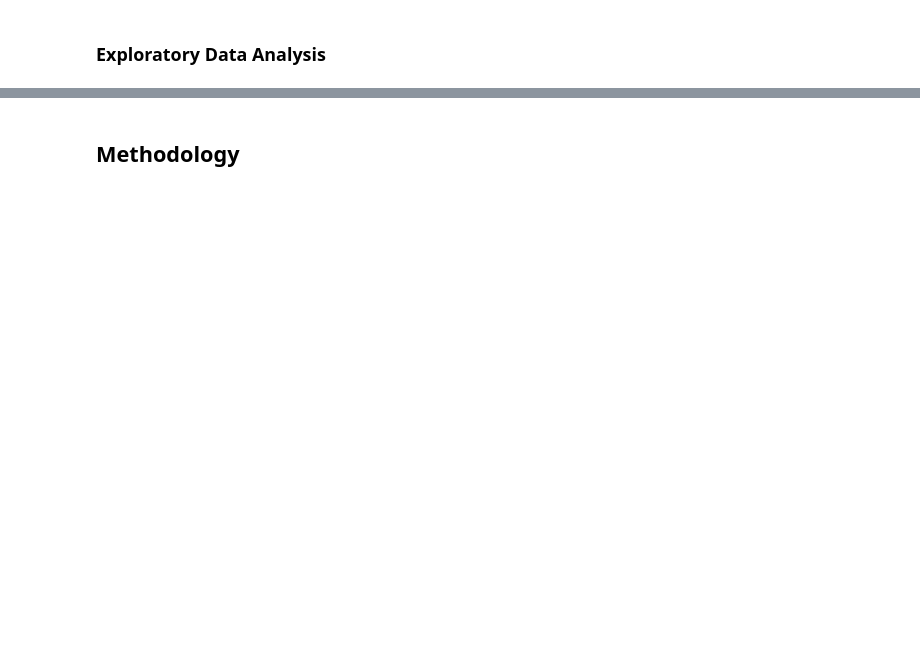
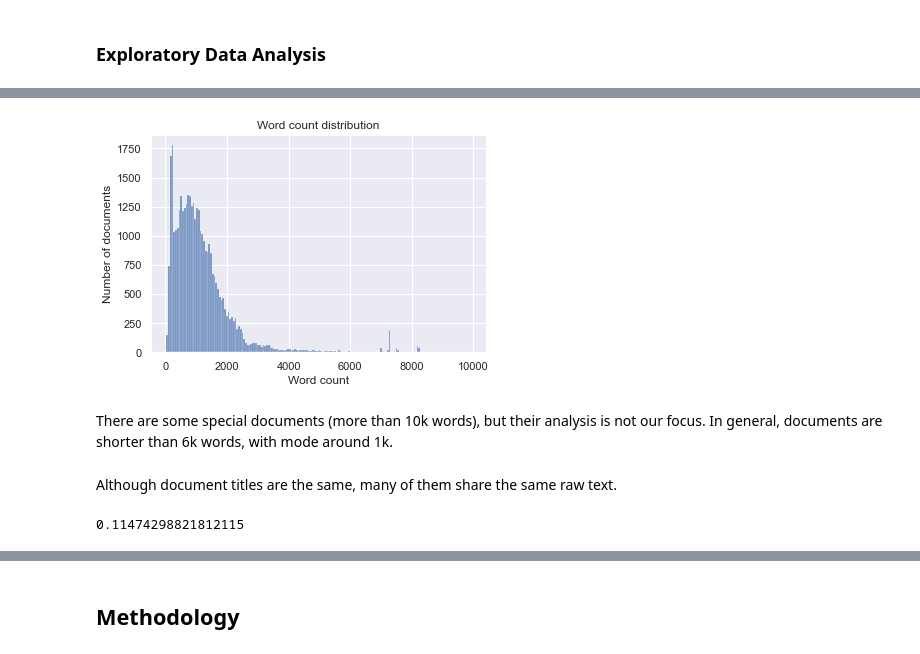
Before and after one commit to lucasresck/machine-learning, a Jupyter notebook: notebooks/a2_assignment.ipynb, the cells around one changed output, grey strips where cells are left out. Saved outputs shown, nothing was run; the diff lists cells and outputs as text; code cells hidden in the pictures; blank space fills up the shorter version.

```diff
--- a/notebooks/a2_assignment.ipynb
+++ b/notebooks/a2_assignment.ipynb
@@ -96,0 +141,15 @@ plt.ylabel('Nº of citations');
+# %%
+sns.histplot(data=counts[counts < 10000])
+plt.title('Word count distribution')
+plt.xlabel('Word count')
+plt.ylabel('Number of documents');
+# %% [output]
+[figure, added]
+# %% [markdown]
+There are some special documents (more than 10k words), but their analysis is not our focus. In general, documents are shorter than 6k words, with mode around 1k.
+# %% [markdown]
+Although document titles are the same, many of them share the same raw text.
+# %%
+df.raw_text.duplicated().sum()/len(df)
+# %% [output]
+0.11474298821812115
```
Also changed, not shown: parts of 38 cells of this notebook.
